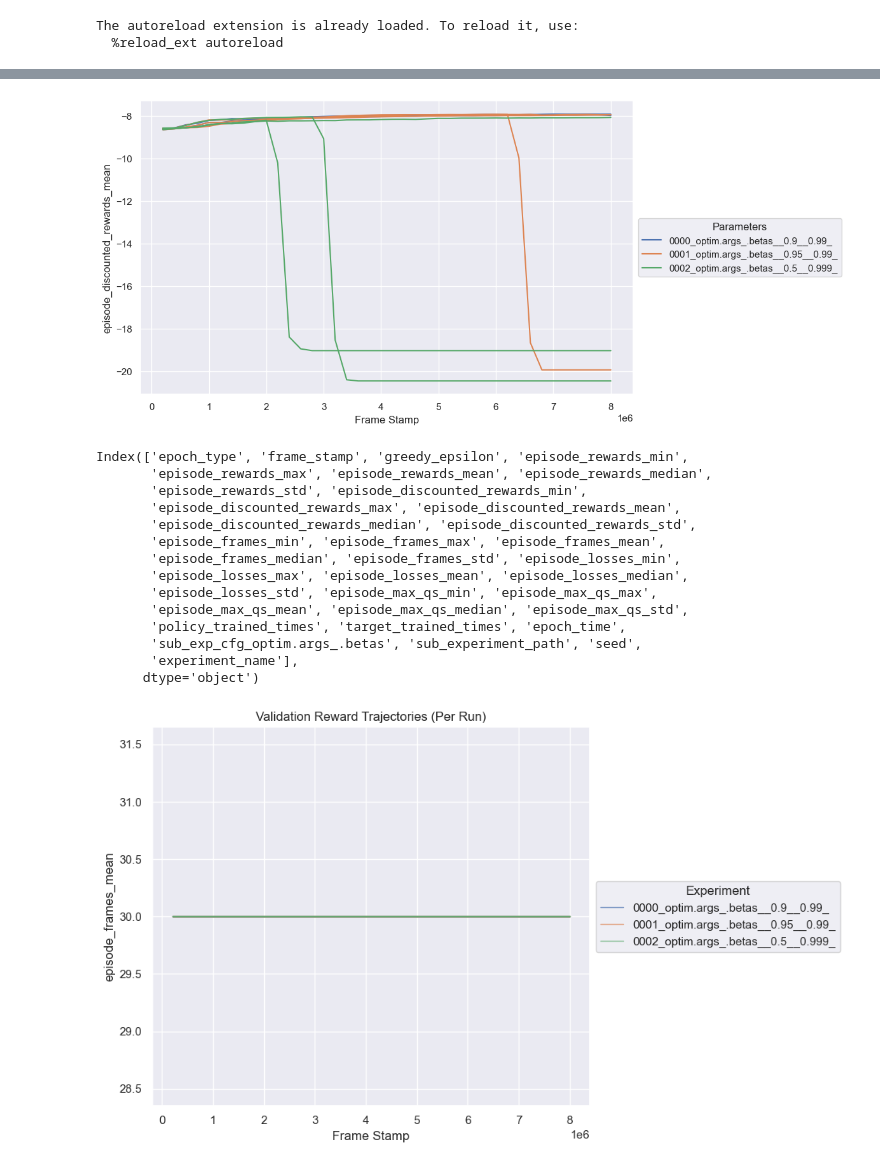
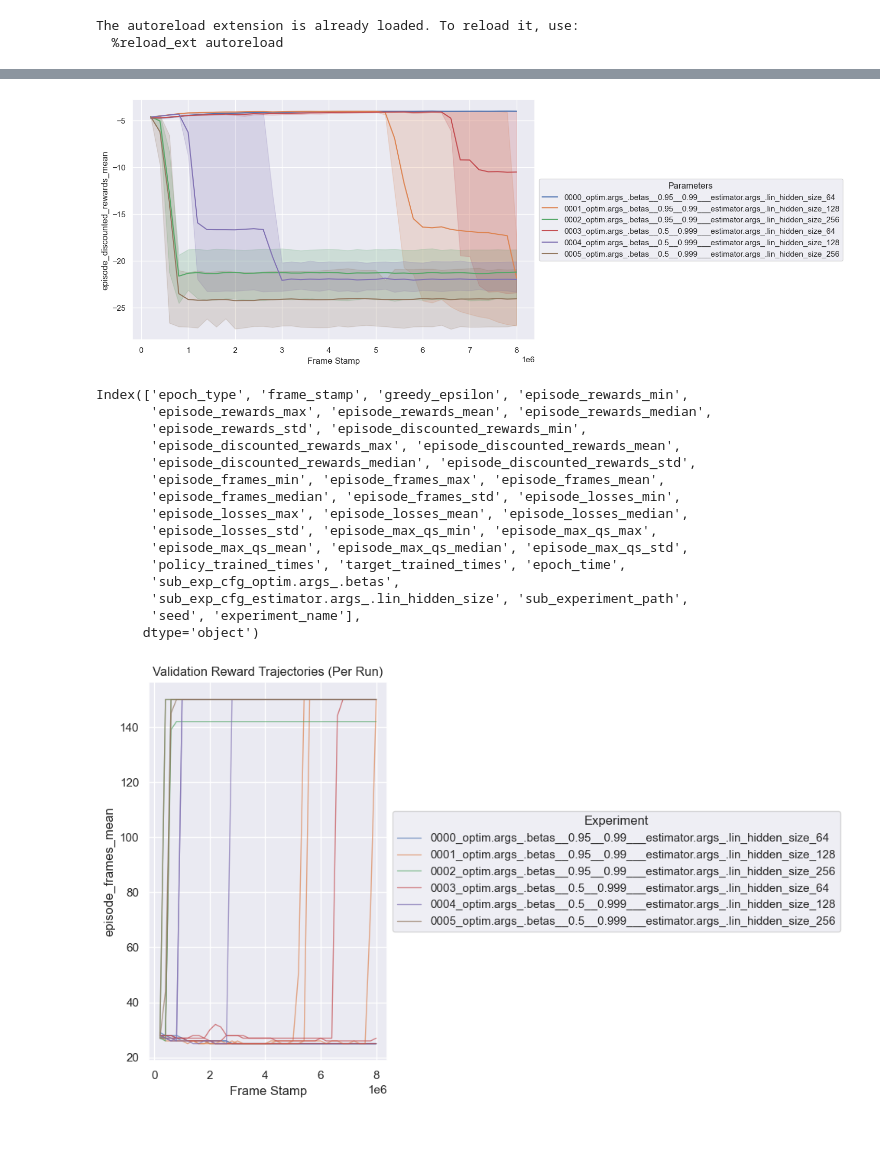
Before and after one commit to mariusdgm/phd-rl-algos, a Jupyter notebook: dqn/opinion_dynamics/experiments/inspect_results.ipynb, the cells around one changed output, grey strips where cells are left out. Drawn from its saved outputs; the diff is of its cells as text; code cells hidden in the pictures; blank space fills up the shorter version.

```diff
--- a/dqn/opinion_dynamics/experiments/inspect_results.ipynb
+++ b/dqn/opinion_dynamics/experiments/inspect_results.ipynb
@@ -33,7 +33,7 @@ warnings.filterwarnings("ignore")
 from dqn.opinion_dynamics.utils.experiment import process_experiment
 # %%
 # experiment_sub_dir = "2025May02-101004_configs" # excellent run
-experiment_sub_dir = "2025Jun03-024835_configs"
+experiment_sub_dir = "2025Jun04-025014_configs"
 
 exp_path = os.path.join(os.path.abspath("."), "results", experiment_sub_dir)
 df = process_experiment(
@@ -140,32 +145,32 @@ averaged_results
 # %%
 
 selected_metric = 'episode_discounted_rewards_mean'
 # hue_col = "sub_exp_cfg_agent_params.args_.action_w_noise_amplitude"
 hue_col = "experiment_name"
 
 # validation_df = df[df['epoch_type'] == 'validation']
 validation_df = df[df['epoch_type'] == 'training']
 
 
 # Create a new figure for each environment
 plt.figure(figsize=(10, 6))
 # sns.lineplot(data=df, x='frame_stamp', y=selected_metric, hue='model')
 sns.lineplot(data=validation_df,
              x='frame_stamp',
              y=selected_metric,
              hue=hue_col,
-             units='seed', # Comment this to see mean + cf
-             estimator=None, # Comment this to see mean + cf
+            #  units='seed', # Comment this to see mean + cf
+            #  estimator=None, # Comment this to see mean + cf
              )
 
 plt.ylabel(selected_metric)
 plt.xlabel('Frame Stamp')
 
 # Place the legend outside the plot
 plt.legend(loc='center left', bbox_to_anchor=(1.0, 0.5), title='Parameters')
 plt.show()
 # %% [output]
-[figure, old version]
+[figure, new version]
 # %%
 df.columns
 # %% [output]
@@ -180,8 +185,9 @@ Index(['epoch_type', 'frame_stamp', 'greedy_epsilon', 'episode_rewards_min',
        'episode_losses_std', 'episode_max_qs_min', 'episode_max_qs_max',
        'episode_max_qs_mean', 'episode_max_qs_median', 'episode_max_qs_std',
        'policy_trained_times', 'target_trained_times', 'epoch_time',
-       'sub_exp_cfg_optim.args_.betas', 'sub_experiment_path', 'seed',
-       'experiment_name'],
+       'sub_exp_cfg_optim.args_.betas',
+       'sub_exp_cfg_estimator.args_.lin_hidden_size', 'sub_experiment_path',
+       'seed', 'experiment_name'],
       dtype='object')
 # %%
 import matplotlib.pyplot as plt
@@ -214,7 +220,7 @@ plt.legend(loc='center left', bbox_to_anchor=(1.0, 0.5), title='Experiment')
 plt.tight_layout()
 plt.show()
 # %% [output]
-[figure, old version]
+[figure, new version]
 # %%
 ### Select data
 
```
Also changed, not shown: parts of 12 cells of this notebook, 4 other files.
